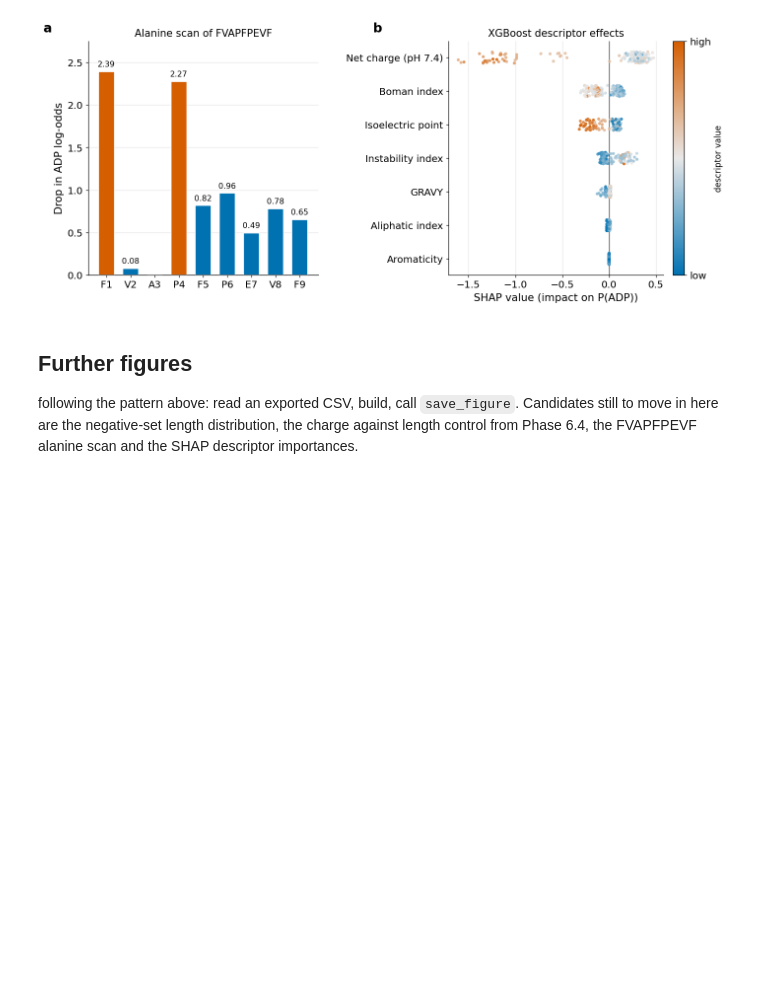
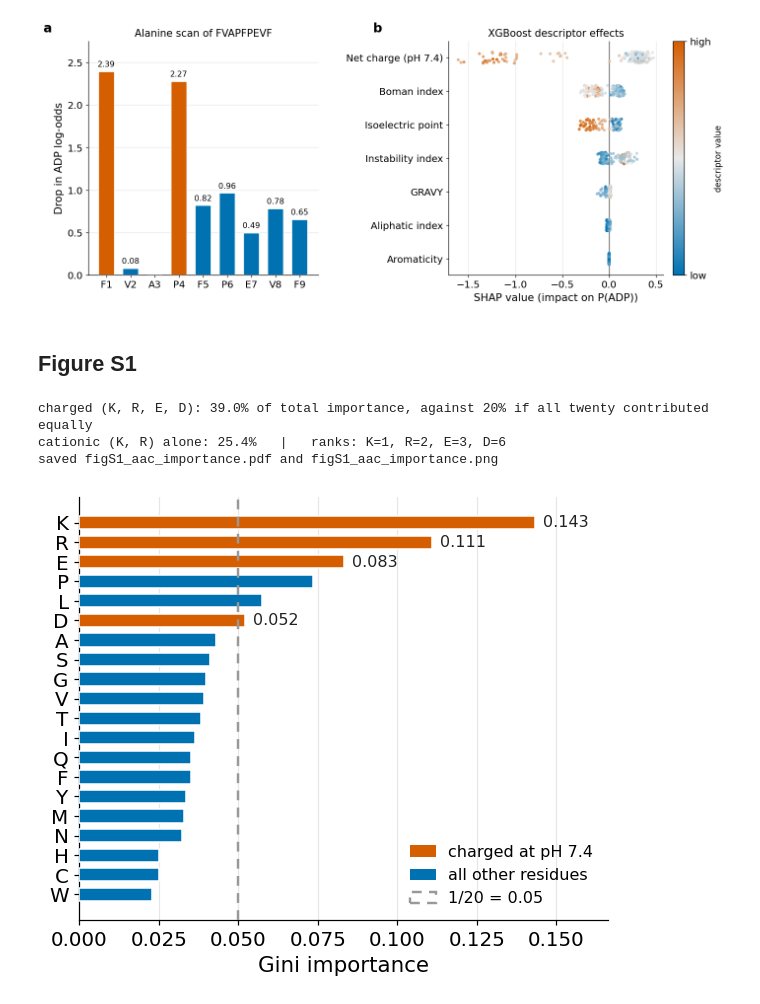
Before and after one commit to om-894/antidiabetic-peptide-classifier, a Jupyter notebook: figures.ipynb, the cells around one changed output. Drawn from its saved outputs; the diff is of its cells as text; code cells hidden in the pictures; blank space fills up the shorter version.

Commit message:
saved aac s1 figure

```diff
--- a/figures.ipynb
+++ b/figures.ipynb
@@ -569,7 +569,64 @@ plt.show()
 # %% [output]
 saved figure_8_interpretability.pdf and figure_8_interpretability.png
 [figure]
-# %% [markdown]
-## Further figures
-
-following the pattern above: read an exported CSV, build, call `save_figure`. Candidates still to move in here are the negative-set length distribution, the charge against length control from Phase 6.4, the FVAPFPEVF alanine scan and the SHAP descriptor importances.
+# %% [markdown]
+## Figure S1
+# %%
+# ── Figure S1 — what the composition baseline actually learned ────────────────
+# Gini importances exported by phase1.4_baselineRF.ipynb. Nothing is refitted here.
+import numpy as np
+from matplotlib.patches import Patch, Rectangle
+
+CHARGED = set("KRED")     # net charge at pH 7.4; His is ~neutral and excluded
+
+d   = np.load("predictions/aac_baseline_predictions.npz", allow_pickle=True)
+imp = d["feature_importances"]
+aa  = np.array([str(a) for a in d["feature_names"]])
+
+order   = np.argsort(imp)[::-1]
+imp, aa = imp[order], aa[order]
+uniform = 1 / len(imp)
+
+is_charged     = np.array([a in CHARGED for a in aa])
+charged_share  = imp[is_charged].sum()
+cationic_share = imp[[a in "KR" for a in aa]].sum()
+
+print(f"charged (K, R, E, D): {charged_share:.1%} of total importance, "
+      f"against {4 * uniform:.0%} if all twenty contributed equally")
+print(f"cationic (K, R) alone: {cationic_share:.1%}   |   ranks: "
+      + ", ".join(f"{a}={i+1}" for i, a in enumerate(aa) if a in CHARGED))
+
+fig, ax = plt.subplots(figsize=(6.2, 5.0))
+ax.set_axisbelow(True)
+
+y = range(len(imp))
+ax.barh(list(y), imp, height=0.68,
+        color=np.where(is_charged, VERMILLION, BLUE),
+        edgecolor="white", linewidth=1.0, zorder=3)
+ax.invert_yaxis()
+
+ax.axvline(uniform, color=GREY, lw=1.6, ls=(0, (4, 3)), zorder=4)
+
+for i, (a, v) in enumerate(zip(aa, imp)):
+    if a in CHARGED:
+        ax.text(v + imp.max() * 0.018, i, f"{v:.3f}",
+                va="center", fontsize=10.5, color="#222222")
+
+ax.set_yticks(list(y), aa)
+ax.set_xlim(0, imp.max() * 1.16)
+ax.set_xlabel("Gini importance")
+ax.grid(axis="y", visible=False)
+
+ax.legend(handles=[Patch(facecolor=VERMILLION, label="charged at pH 7.4"),
+                   Patch(facecolor=BLUE, label="all other residues"),
+                   Rectangle((0, 0), 1, 1, fill=False, edgecolor=GREY, linewidth=1.6,
+                             linestyle=(0, (4, 3)), label=f"1/20 = {uniform:.2f}")],
+          loc="lower right", fontsize=10.5, handlelength=1.6)
+
+save_figure(fig, "figS1_aac_importance")
+plt.show()
+# %% [output]
+charged (K, R, E, D): 39.0% of total importance, against 20% if all twenty contributed equally
+cationic (K, R) alone: 25.4%   |   ranks: K=1, R=2, E=3, D=6
+saved figS1_aac_importance.pdf and figS1_aac_importance.png
+[figure, added]
```
Also changed, not shown: 2 other files.
